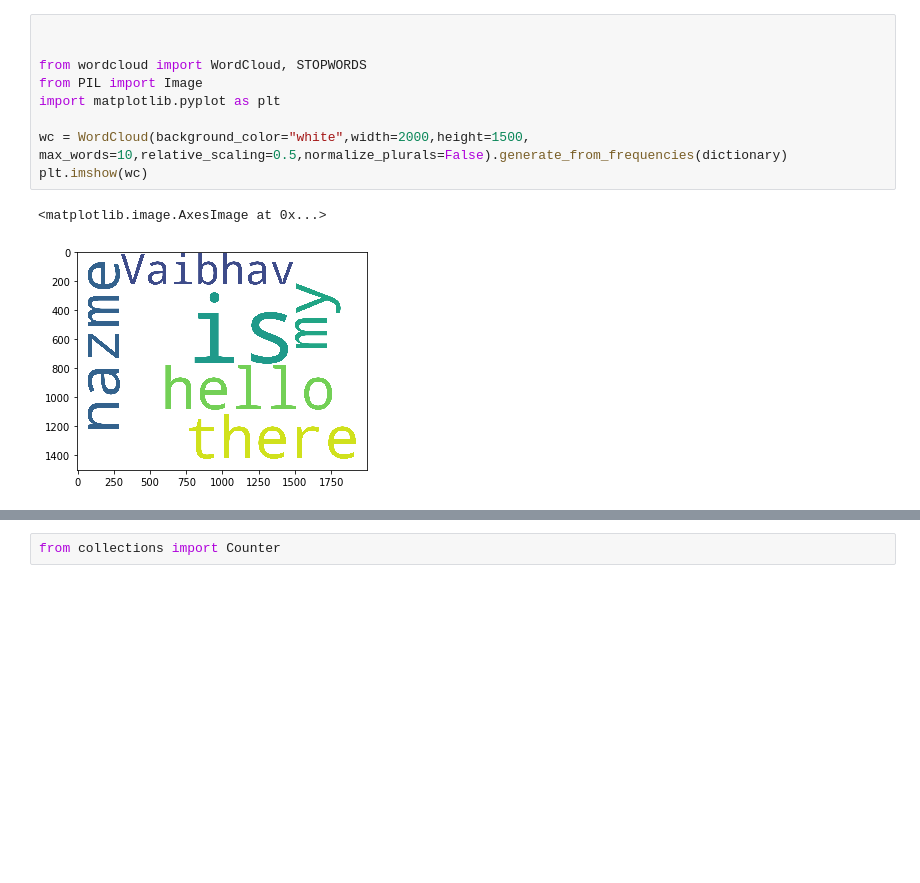
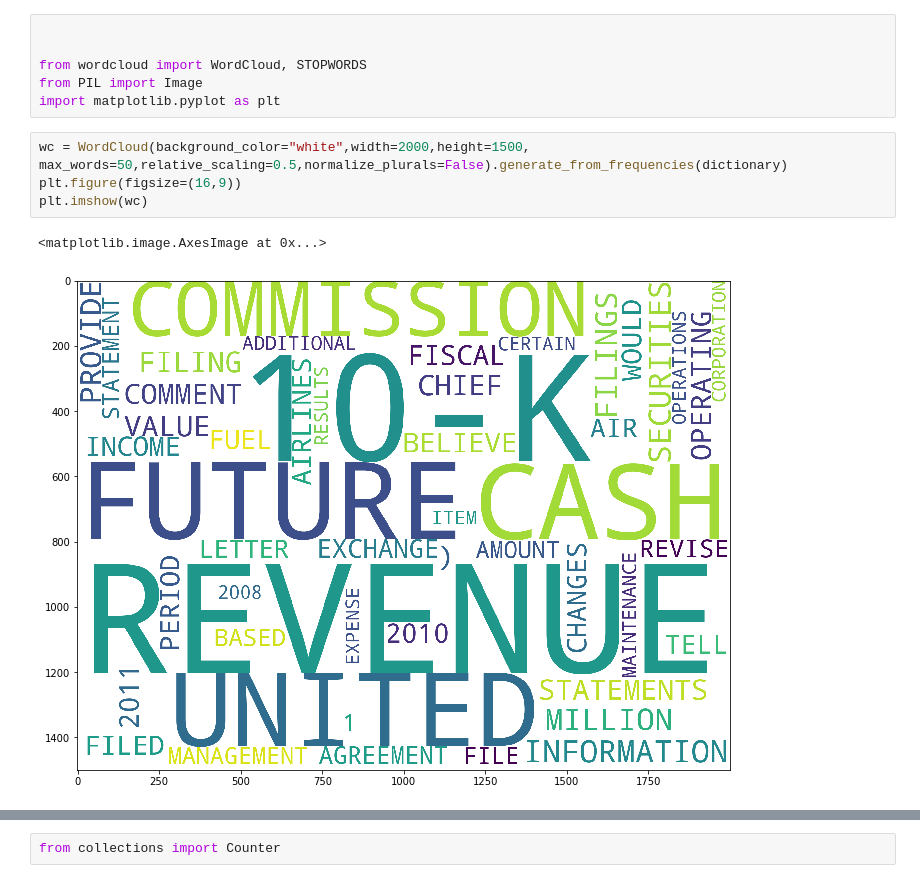
Before and after one commit to MacarielAerial/Accounting_Text_Analytics, a Jupyter notebook: Untitled.ipynb, the cells around one changed output, grey strips where cells are left out. Cells and saved outputs as stored; diff of their text form; blank space fills up the shorter version.

```diff
--- a/Untitled.ipynb
+++ b/Untitled.ipynb
@@ -4,9 +4,10 @@
 from wordcloud import WordCloud, STOPWORDS
 from PIL import Image
 import matplotlib.pyplot as plt
-
-wc = WordCloud(background_color="white",width=2000,height=1500, max_words=10,relative_scaling=0.5,normalize_plurals=False).generate_from_frequencies(dictionary)
-plt.imshow(wc)
-# %% [output]
-<matplotlib.image.AxesImage at 0x...>
-[figure, removed]
+# %%
+wc = WordCloud(background_color="white",width=2000,height=1500, max_words=50,relative_scaling=0.5,normalize_plurals=False).generate_from_frequencies(dictionary)
+plt.figure(figsize=(16,9))
+plt.imshow(wc)
+# %% [output]
+<matplotlib.image.AxesImage at 0x...>
+[figure, added]
```
Also changed, not shown: parts of 11 cells of this notebook, 8 other files.
